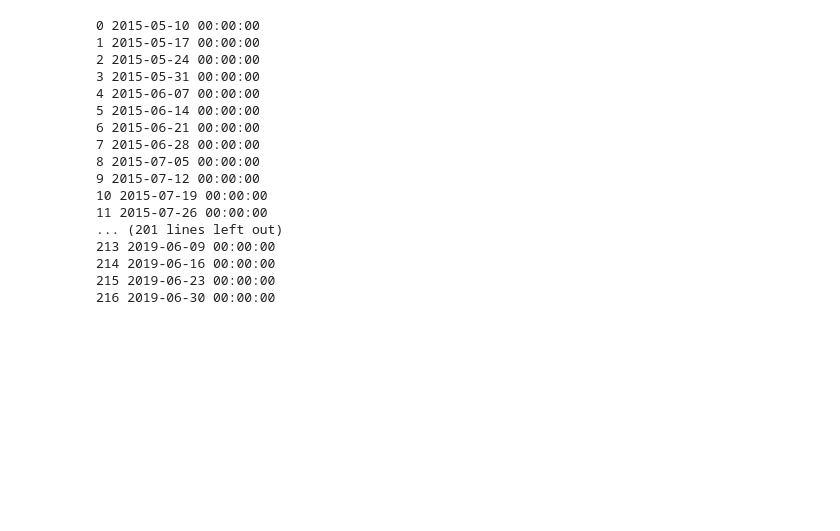
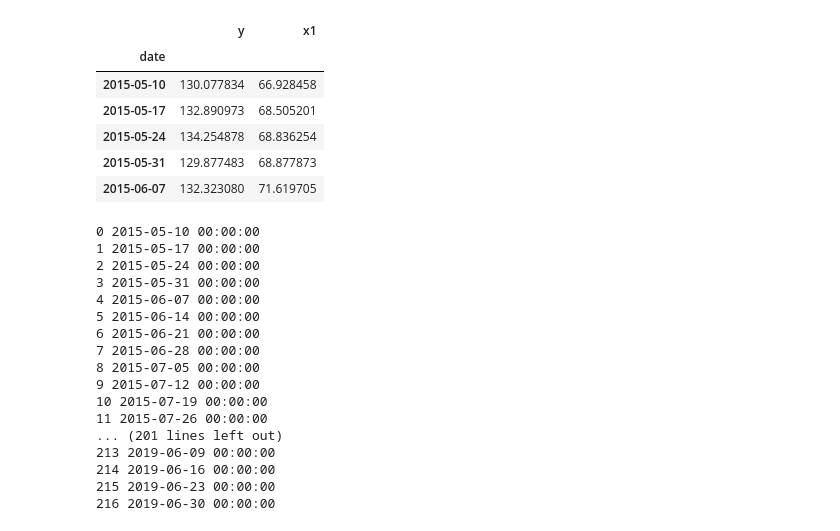
Before and after one commit to karensheng/Airbnb_Regulation, a Jupyter notebook: notebooks/Inference of Causal Impact_different library.ipynb, the cells around one changed output. Cells and saved outputs as stored; diff of their text form; code cells hidden in the pictures; blank space fills up the shorter version.

```diff
--- a/notebooks/Inference of Causal Impact_different library.ipynb
+++ b/notebooks/Inference of Causal Impact_different library.ipynb
@@ -50,19 +50,27 @@ avg_price_t.drop('date', axis=1,inplace=True)
 # %%
 # take out the first row with a null value in SF
 
 avg_price2 = avg_price_t[1:]
 
 avg_price2.columns = ["x1","y"]
 avg_price2 = avg_price2[['y', 'x1']]
 
 # impute missing values in the control market.
 
 avg_price2['x1'] = avg_price2['x1'].fillna(method = 'ffill')
 
 # only a few missing data points of SF prices in the pre-period
 
 avg_price2['y'] = avg_price2['y'].fillna(method = 'ffill')
-# avg_price2
+avg_price2.head()
+# %% [output]
+|  | y | x1 |
+| date |  |  |
+| 2015-05-10 | 130.077834 | 66.928458 |
+| 2015-05-17 | 132.890973 | 68.505201 |
+| 2015-05-24 | 134.254878 | 68.836254 |
+| 2015-05-31 | 129.877483 | 68.877873 |
+| 2015-06-07 | 132.323080 | 71.619705 |
 # %%
 for idx, dt in enumerate(list(avg_price2.index)):
     print(idx, dt)
```
Also changed, not shown: parts of 5 cells of this notebook, 2 other files.
